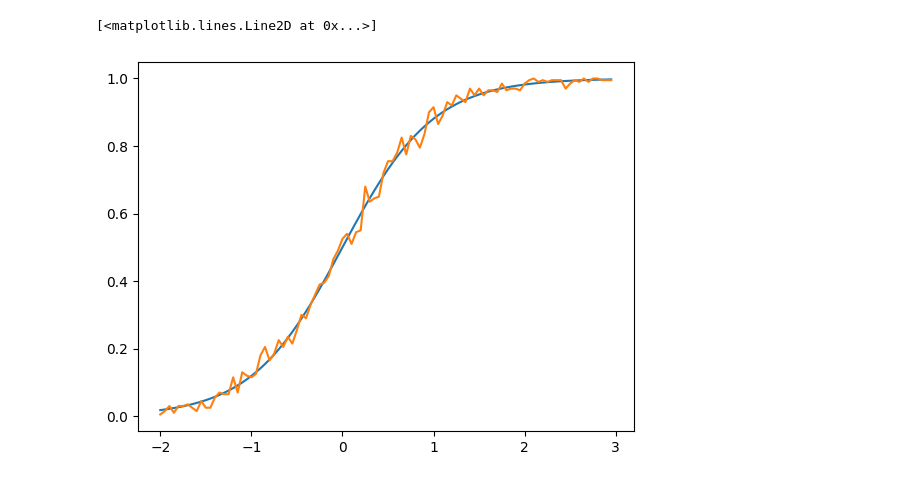
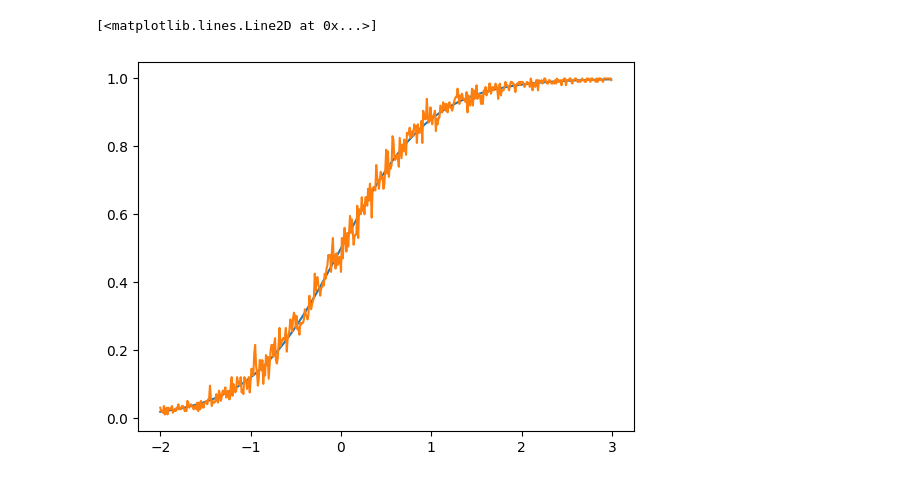
Before and after one commit to aadharna/PufferLib, a Jupyter notebook: LP_test.ipynb, the cells around one changed output. Cells and saved outputs as stored; diff of their text form; code cells hidden in the pictures.

```diff
--- a/LP_test.ipynb
+++ b/LP_test.ipynb
@@ -32,27 +32,27 @@ def probs_from_lp(y):
         task_probs = subprobs
     return task_probs
 # %%
-x = np.arange(-2, 3, 0.05)
+x = np.arange(-2, 3, 0.01)
 tan_x = (np.tanh(x) + 1) / 2
 plt.plot(x, tan_x)
 y = np.copy(tan_x)
 
 # Given the y values, we want to use that as a win-rate for a binomial distribution
 # at each x value, we want to sample 200 times from the binomial distribution
 # and then plot a jagged line curve of the win-rate
 n = 200
 for i in range(len(x)):
     p = y[i]
     y[i] = binom.rvs(n, p) / n
 
 plt.plot(x, y)
 
 # plot the slope of the tanh function
 # slope = np.gradient(np.tanh(x), x)
 # plt.plot(x, slope)
 # %% [output]
 [<matplotlib.lines.Line2D at 0x...>]
-[figure, old version]
+[figure, new version]
 # %%
 class BiDirectionalLP:
     def __init__(self, max_num_levels = 8192, ema_alpha = 0.1, p_theta = 0.1):
```
Also changed, not shown: parts of 5 cells of this notebook.
